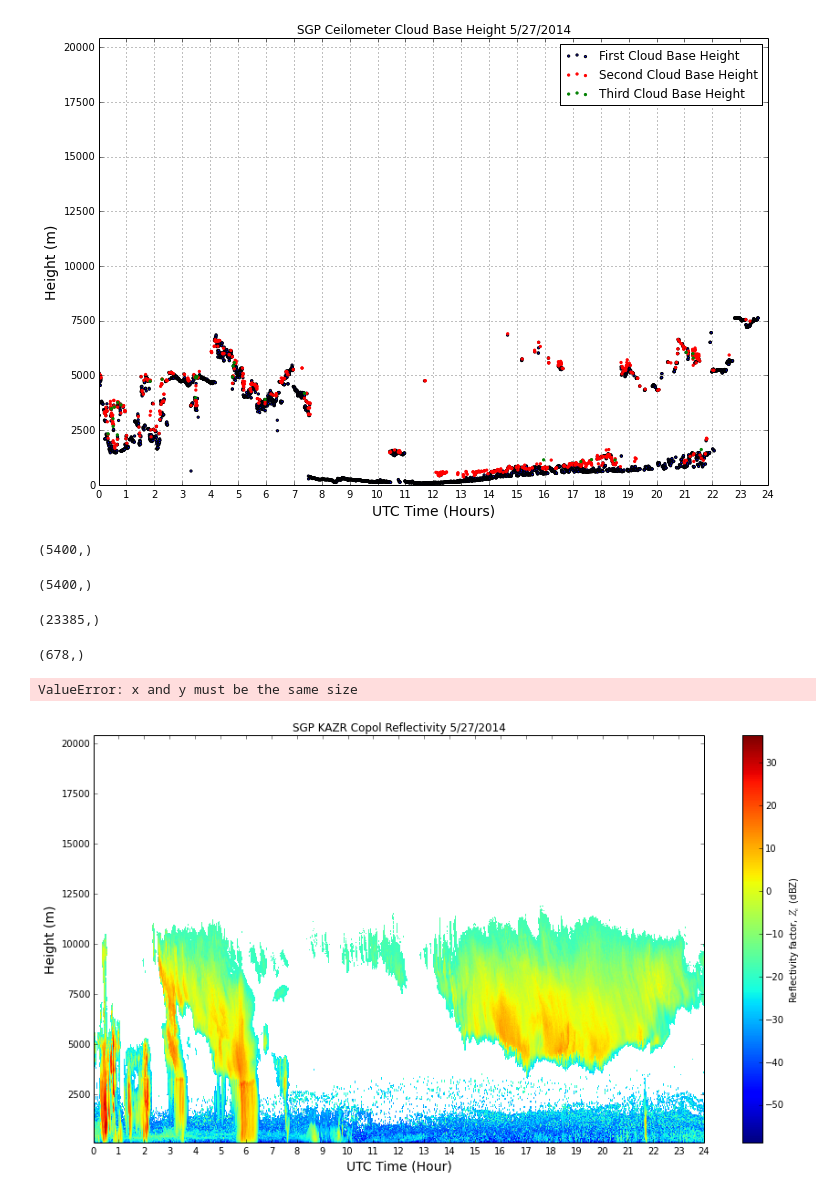
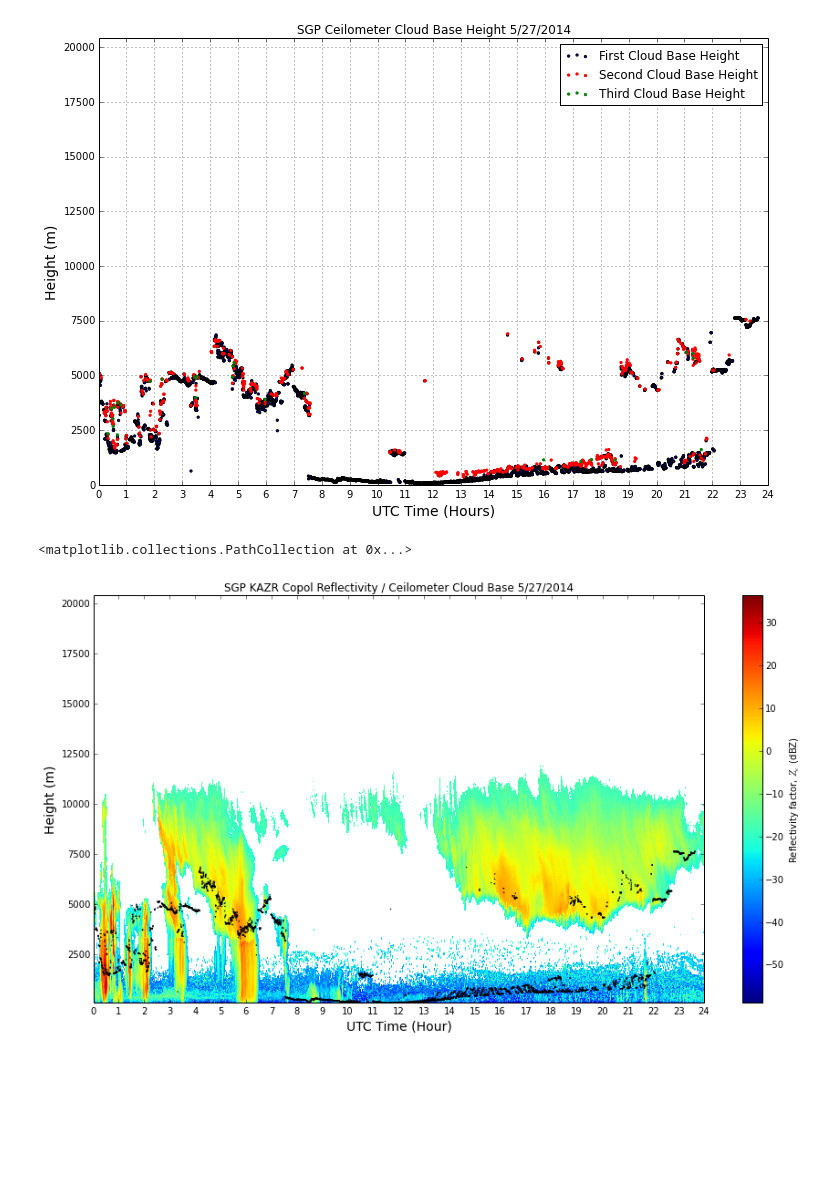
Before and after one commit to EVS-ATMOS/HRRR, a Jupyter notebook: notebooks/NetCDF Filter 2.ipynb, the cells around one changed output. Cells and saved outputs as stored; diff of their text form; code cells hidden in the pictures; blank space fills up the shorter version.

Commit message:
ADD functions to make plots for each day and other updates

```diff
--- a/notebooks/NetCDF Filter 2.ipynb
+++ b/notebooks/NetCDF Filter 2.ipynb
@@ -58,27 +57,11 @@ plt.grid()
 plt.show()
 # %% [output]
 [figure]
-# %%
-fcbh.shape
-# %% [output]
-(5400,)
-# %%
-tceil.shape
-# %% [output]
-(5400,)
-# %%
-f.variables['time'].shape
-# %% [output]
-(23385,)
-# %%
-rng.shape
-# %% [output]
-(678,)
 # %%
 import numpy.ma as ma
 
 fig = plt.figure(figsize = [15,8])
-plt.title( 'SGP KAZR Copol Reflectivity 5/27/2014' )
+plt.title( 'SGP KAZR Copol Reflectivity / Ceilometer Cloud Base 5/27/2014' )
 plt.xlabel('UTC Time (Hour)',fontsize=14)
 plt.ylabel('Height (m)',fontsize=14)
 
@@ -90,37 +73,37 @@ ax1.set_xlim([0, 24])
 # x axis
 xmajorLocator = MultipleLocator(1)
 ax1.xaxis.set_major_locator(xmajorLocator)
 xmajorFormatter = FormatStrFormatter('%d')
 ax1.xaxis.set_major_formatter(xmajorFormatter)
 
 # y axis
 ymajorLocator = MultipleLocator(2500)
 ax1.yaxis.set_major_locator(ymajorLocator)
 ymajorFormatter = FormatStrFormatter('%d')
 ax1.yaxis.set_major_formatter(ymajorFormatter)
 
 # Filtering
 stnrc = f.variables['signal_to_noise_ratio_copol'].data
 refc = ma.masked_where((stnrc <= -14),refc)
 
 # Calculate Linear Depolarization Ratio
 ldr = (refx-refc)
 
 # plot radar reflectivity
 t = f.variables['time'][:]
 day = [t[i]/3600 for i in range(len(t))]
 pc0 = plt.pcolormesh(np.array(day), rng, refc.T, cmap='jet')
 
 # Plot Colorbar
 cb = plt.colorbar(ax=ax1,mappable=pc0,orientation='vertical')
 cb.set_label(r'Reflectivity factor, $Z_e$ (dBZ)')
 
 ct = c.variables['time'][:]
-cday = [t[i]/3600 for i in range(len(t))]
-plt.scatter(cday,fcbh, marker='.')
+cday = [ct[i]/3600 for i in range(len(ct))]
+plt.scatter(cday,fcbh,s=2, marker='.')
 # %% [output]
-ValueError: x and y must be the same size
+<matplotlib.collections.PathCollection at 0x...>
-[figure, old version]
+[figure, new version]
 # %%
 import numpy.ma as ma
 
```
Also changed, not shown: parts of 3 cells of this notebook, 6 other files.
